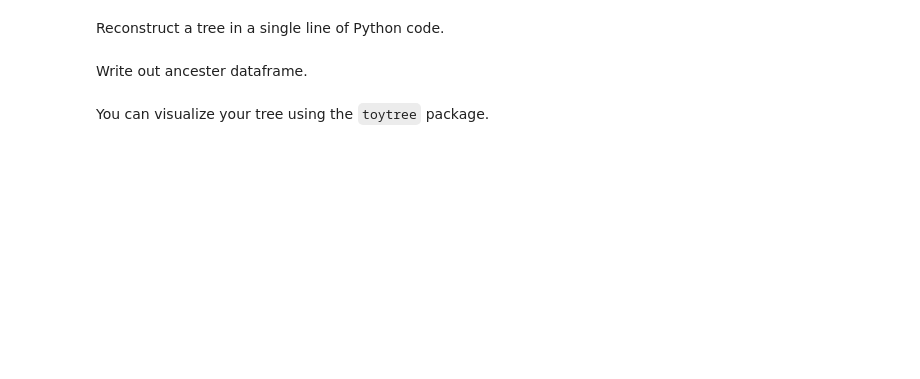
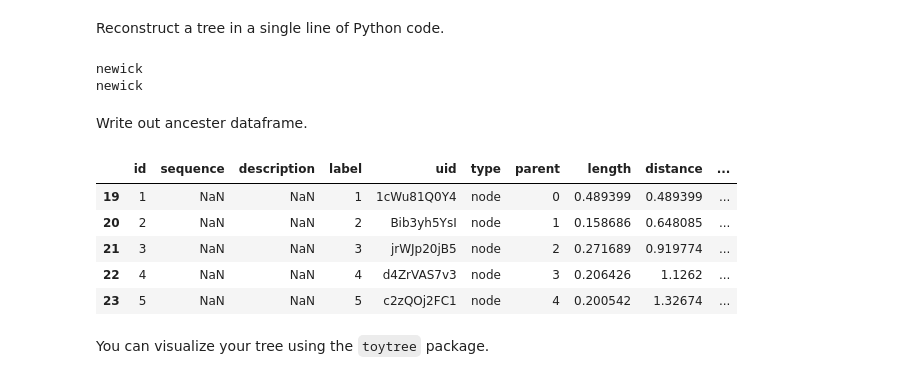
Before and after one commit to Zsailer/pyasr, a Jupyter notebook: examples/tutorial.ipynb, the cells around one changed output. Cells and saved outputs as stored; diff of their text form; code cells hidden in the pictures; blank space fills up the shorter version.

```diff
--- a/examples/tutorial.ipynb
+++ b/examples/tutorial.ipynb
@@ -10,2 +12,8 @@ import toytree
+# %%
+# Use phylopandas to read a set of ancestor.
+df = pd.read_fasta('test.fasta')
+
+# Read the tree data that relates these sequences
+df = df.phylo.read_newick('tree.newick', combine_on="id")
 # %% [markdown]
 Reconstruct a tree in a single line of Python code.
@@ -21,2 +20,8 @@ df_seqs, df_anc, tree = pyasr.reconstruct(df_seqs, tree, working_dir='test', alp
+# %%
+# Reconstruct nodes in tree.
+df = pyasr.reconstruct(df, working_dir='test', alpha=1.235)
+# %% [output]
+newick
+newick
 # %% [markdown]
 Write out ancester dataframe.
@@ -25,2 +28,18 @@ df_anc.to_csv('ancestors.csv')
+# %%
+# Slice out ancestors
+ancestors = df[df.type == 'node']
+
+# Write out Ancestors CSV
+ancestors.to_csv('ancestors.csv')
+
+# Preview some ancestors
+ancestors.head()
+# %% [output]
+|  | id | sequence | description | label | uid | type | parent | length | distance | ... |
+| 19 | 1 | NaN | NaN | 1 | 1cWu81Q0Y4 | node | 0 | 0.489399 | 0.489399 | ... |
+| 20 | 2 | NaN | NaN | 2 | Bib3yh5YsI | node | 1 | 0.158686 | 0.648085 | ... |
+| 21 | 3 | NaN | NaN | 3 | jrWJp20jB5 | node | 2 | 0.271689 | 0.919774 | ... |
+| 22 | 4 | NaN | NaN | 4 | d4ZrVAS7v3 | node | 3 | 0.206426 | 1.1262 | ... |
+| 23 | 5 | NaN | NaN | 5 | c2zQOj2FC1 | node | 4 | 0.200542 | 1.32674 | ... |
 # %% [markdown]
 You can visualize your tree using the `toytree` package.
```
Also changed, not shown: parts of 5 cells of this notebook.
